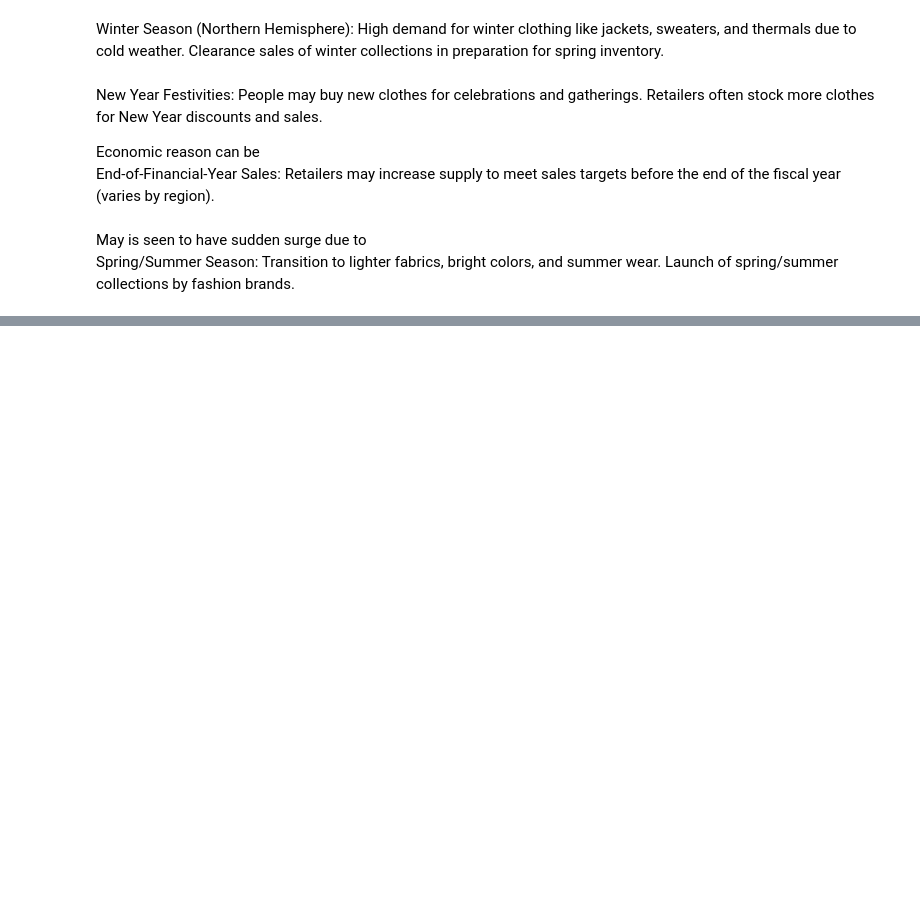
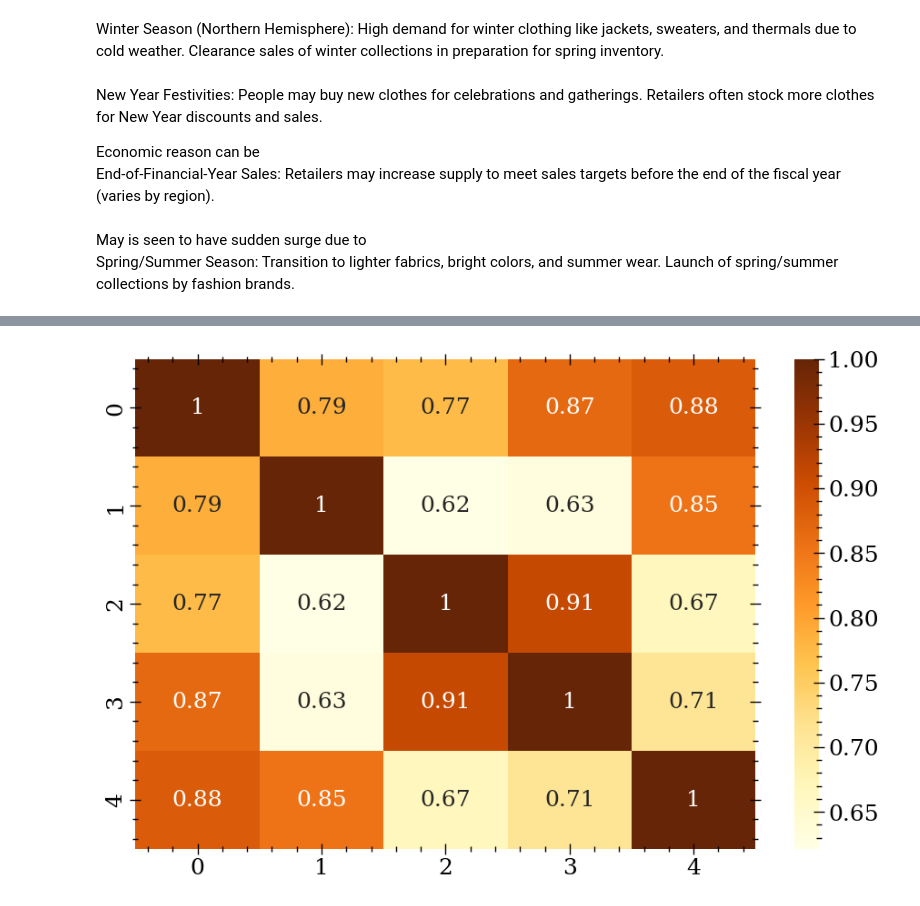
Before and after one commit to Heisenberg-2207/DA5401, a Jupyter notebook: Saas challenege/eda.ipynb, the cells around one changed output, grey strips where cells are left out. Cells and saved outputs as stored; diff of their text form; code cells hidden in the pictures; blank space fills up the shorter version.

```diff
--- a/Saas challenege/eda.ipynb
+++ b/Saas challenege/eda.ipynb
@@ -212,0 +209,6 @@ array([19344,  6160,  5728,  5488,  5072,  4832,  3776,  2208,  2192,
+# %%
+matrix = pd.DataFrame(weeksDataForKCities)
+sns.color_palette("YlOrBr", as_cmap=True)
+ax = sns.heatmap(matrix.T.corr(), annot=True,cmap="YlOrBr")
+# %% [output]
+[figure, added]
```
Also changed, not shown: parts of 9 cells of this notebook.
